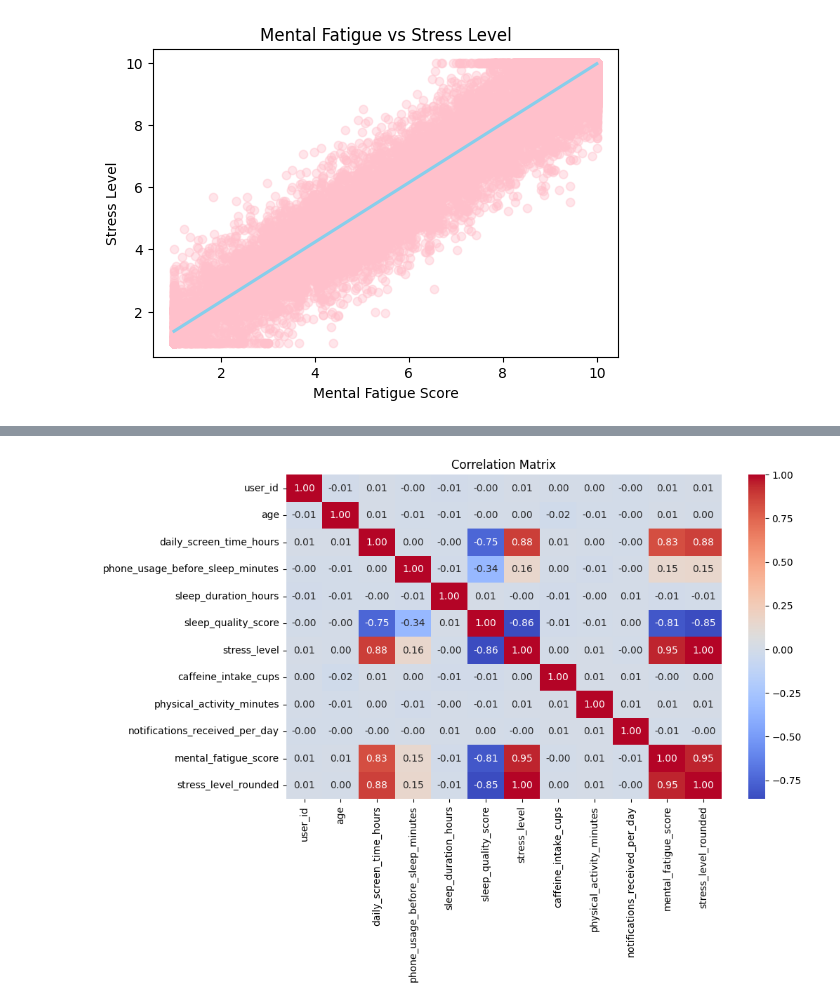
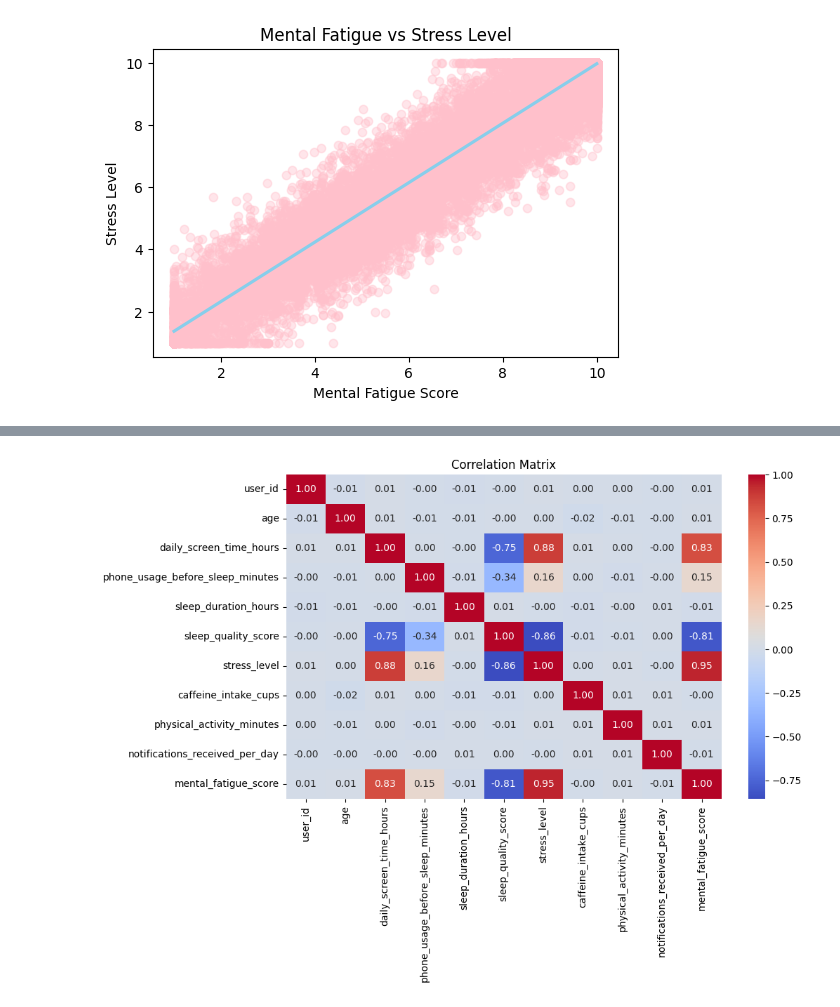
Before and after one commit to gabsfrt/Project_AC, a Jupyter notebook: 0. EDA.ipynb, the cells around one changed output, grey strips where cells are left out. Cells and saved outputs as stored; diff of their text form; code cells hidden in the pictures.

```diff
--- a/0. EDA.ipynb
+++ b/0. EDA.ipynb
@@ -396,10 +314,0 @@ plot_box_pair(df, "sleep_duration_group", "phone_usage_group")
-# %%
-# Lifestyle Factors
-# In this section, the relationship between stress levels and lifestyle-related variables is explored. The analysis focuses on caffeine consumption, physical activity, daily notifications, and mental fatigue to evaluate how these factors may be associated with stress levels.
-
-df["activity_group"] = pd.cut(
-    df["physical_activity_minutes"],
-    bins=[0,30,60,90,120],
-    labels=["0-30","30-60","60-90","90-120"]
-)
-plot_box_pair(df, "caffeine_intake_cups", "activity_group")
@@ -494,17 +361,17 @@ plot_box_pair(df, "gender", "occupation")
 # %%
-numeric_df = df.select_dtypes(include=["int64", "float64"])
+numeric_df = df.select_dtypes(include=["int64", "float64"]).drop(columns=["stress_level_rounded"])
 corr_matrix = numeric_df.corr()
 plt.figure(figsize=(10,6))
 
 sns.heatmap(
     corr_matrix,
     annot=True,
     cmap="coolwarm",
     fmt=".2f"
 )
 
 plt.title("Correlation Matrix")
 
 plt.show()
 # %% [output]
-[figure, old version]
+[figure, new version]
```
Also changed, not shown: parts of 19 cells of this notebook, 13 other files.
